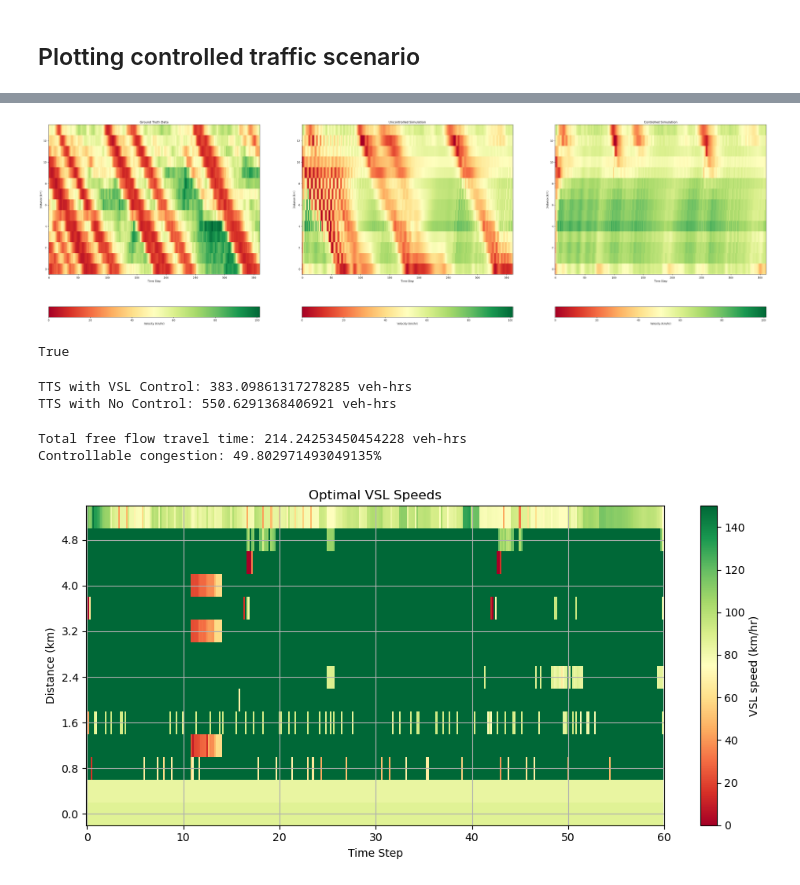
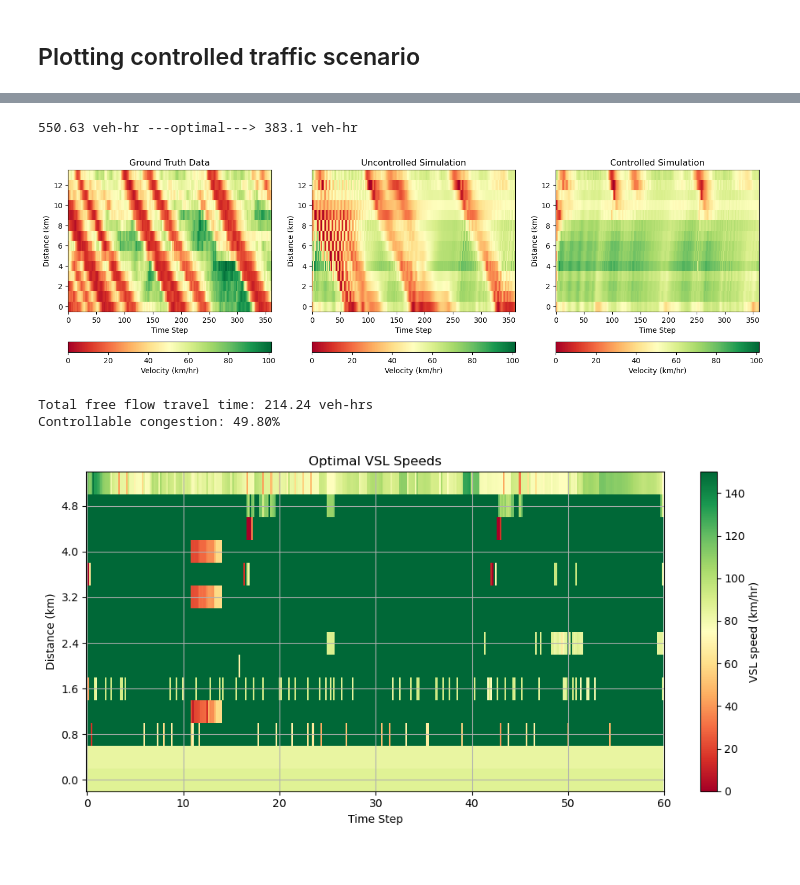
Before and after one commit to Tristanchaang/mpc-traffic-flow, a Jupyter notebook: experiments/run_controllable_congestion.ipynb, the cells around one changed output, grey strips where cells are left out. Cells and saved outputs as stored; diff of their text form; code cells hidden in the pictures.

```diff
--- a/experiments/run_controllable_congestion.ipynb
+++ b/experiments/run_controllable_congestion.ipynb
@@ -20,5 +19,5 @@ The autoreload extension is already loaded. To reload it, use:
 # %%
-from scipy.ndimage import uniform_filter1d
-def smooth_inflow(inflow, window_size=2):
+def smooth_inflow(inflow: np.ndarray, window_size: int = 2) -> np.ndarray:
+    from scipy.ndimage import uniform_filter1d
     return uniform_filter1d(inflow, window_size, axis=0, mode="nearest", output=np.float64)
 # %% [markdown]
@@ -344,6 +268,17 @@ init_state = (true_density_initial, true_velocity_initial, data_inflow[start_tim
 # %%
+pred_horizon = 45  # in time steps
+control_horizon = 5 # in time steps
+hold_len = 1
+
+pad_size = pred_horizon - control_horizon + 2
+downstream_density_mpc = np.pad(downstream_density, (0, pad_size), mode="edge")
+inflow_mpc = np.pad(data_inflow, (0, pad_size), mode="edge")
+
+print(data_inflow.shape, '---padding-->', inflow_mpc.shape)
+
+init_state = (true_density_initial, true_velocity_initial, data_inflow[start_time], 0)
 for k, v in model_params.items():
     if isinstance(v, np.ndarray) and v.ndim == 2:
         print(k, v.shape, "sliced!" if v.shape[0] == time_steps else "NOT SLICED — passed through whole")
-{k: v.shape for k, v in model_params.items()}
+print('model params:', {k: v.shape for k, v in model_params.items()})
 # %% [output]
@@ -497,42 +364,51 @@ p[0].invert_yaxis()
+# %%
+np.set_printoptions(suppress=True)
+
+(p_baseline, v_baseline, _, tts_baseline), (p_opt, v_opt, queue, tts_opt) = \
+                                (run_metanet_sim_plottable(time_step,
+                                   L,
+                                   init_state,
+                                   data_inflow,
+                                   downstream_density,
+                                   model_params,
+                                   lanes = lane_dict,
+                                   vsl_speeds=vsl,
+                                   real_data=False
+                                  ) for vsl in [np.ones((time_steps, num_segments))*150, optimal_vsl])
+
+print(f'{round(tts_baseline, 2)} veh-hr ---optimal---> {round(tts_opt, 2)} veh-hr')
+
+assert np.allclose(queue, 0), "Queue is not zero, something went wrong with the optimization or simulation"
+# %% [output]
+550.63 veh-hr ---optimal---> 383.1 veh-hr
 # %%
 # Read in v_pred.npy from the path location
-max_v = max(np.max(v_baseline), np.max(v_opt))
+max_v = max(np.max(v_baseline), np.max(v_opt)).item()
 
 p = Plotter(1, 3)
 for i, mat in enumerate([velocity_data, v_baseline, v_opt]):
   p.fig.colorbar(
       mappable=p[i].imshow(mat.T, cmap='RdYlGn', aspect='auto', interpolation='none', vmin=0, vmax=max_v),
       ax=p[i], label='Velocity (km/hr)', orientation='horizontal'
   )
   p[i] = {'xlabel': 'Time Step', 'ylabel': 'Distance (km)'}
   p[i].invert_yaxis()
 p[0] = {'title': 'Ground Truth Data'}
 p[1] = {'title': 'Uncontrolled Simulation'}
 p[2] = {'title': 'Controlled Simulation'}
 # plt.savefig("/Users/tristanchaang/MIT/UROP-Traffic/mpc-traffic-flow/figs/11_22_tsdiagram", dpi=150, bbox_inches='tight')
 # %% [output]
-[figure, old version]
+[figure, new version]
-# %%
-np.allclose(queue, 0)
-# %% [output]
-True
-# %%
-print(f"TTS with VSL Control: {tts_opt} veh-hrs")
-print(f"TTS with No Control: {tts_baseline} veh-hrs")
-# %% [output]
-TTS with VSL Control: 383.09861317278285 veh-hrs
-TTS with No Control: 550.6291368406921 veh-hrs
 # %%
 from generate_demand_synthetic import get_ff_tts
 
 ff_ttt = get_ff_tts(data_inflow, time_step, L, model_params['v_free'])
-print("Total free flow travel time:", ff_ttt, "veh-hrs")
+print(f"Total free flow travel time: {ff_ttt:.2f} veh-hrs")
 delay  = tts_baseline - ff_ttt
 opt_delay = tts_opt - ff_ttt
-cc = (delay - opt_delay) / delay * 100
-print(f"Controllable congestion: {cc}%")
+print(f"Controllable congestion: {(delay - opt_delay) / delay * 100:.2f}%")
 # %% [output]
-Total free flow travel time: 214.24253450454228 veh-hrs
-Controllable congestion: 49.802971493049135%
+Total free flow travel time: 214.24 veh-hrs
+Controllable congestion: 49.80%
 # %%
 from plotting import plot_vsls
```
Also changed, not shown: parts of 35 cells of this notebook, 4 other files.
